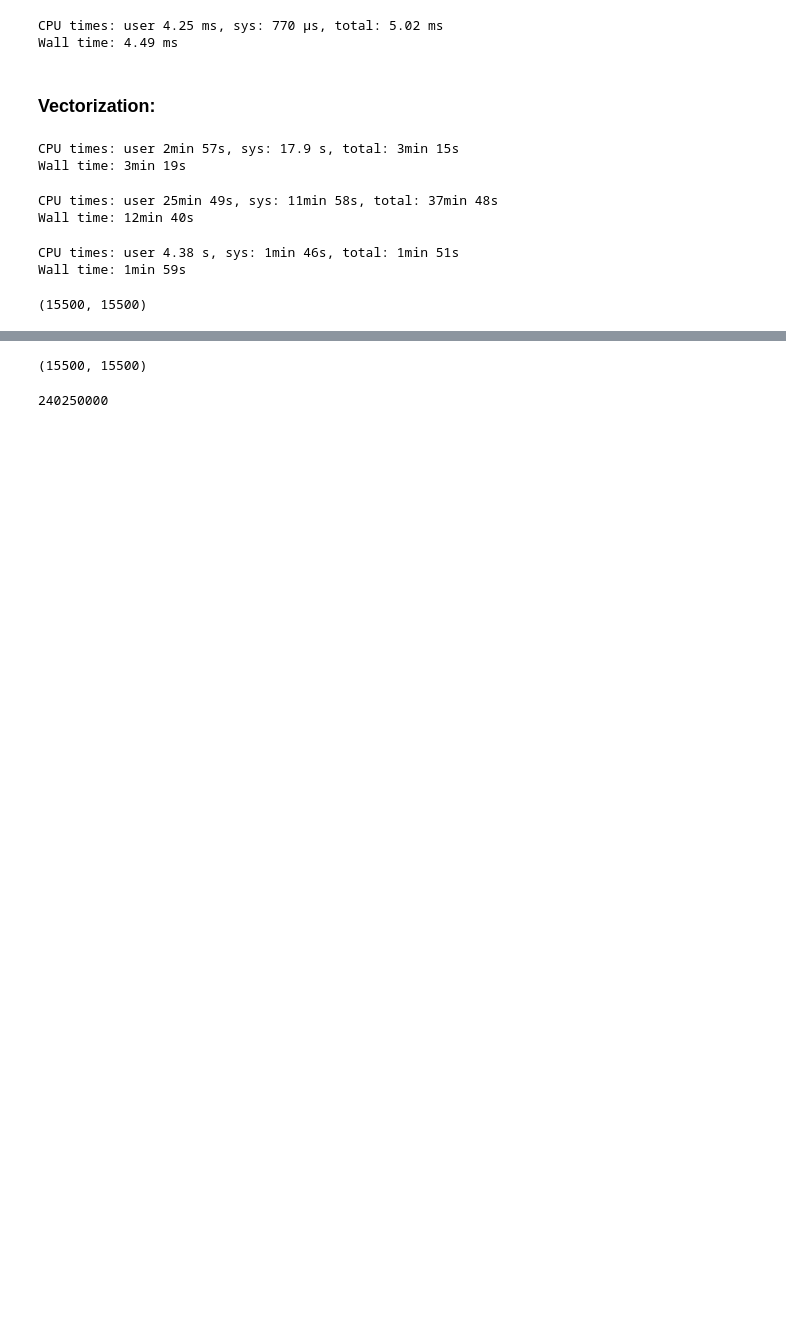
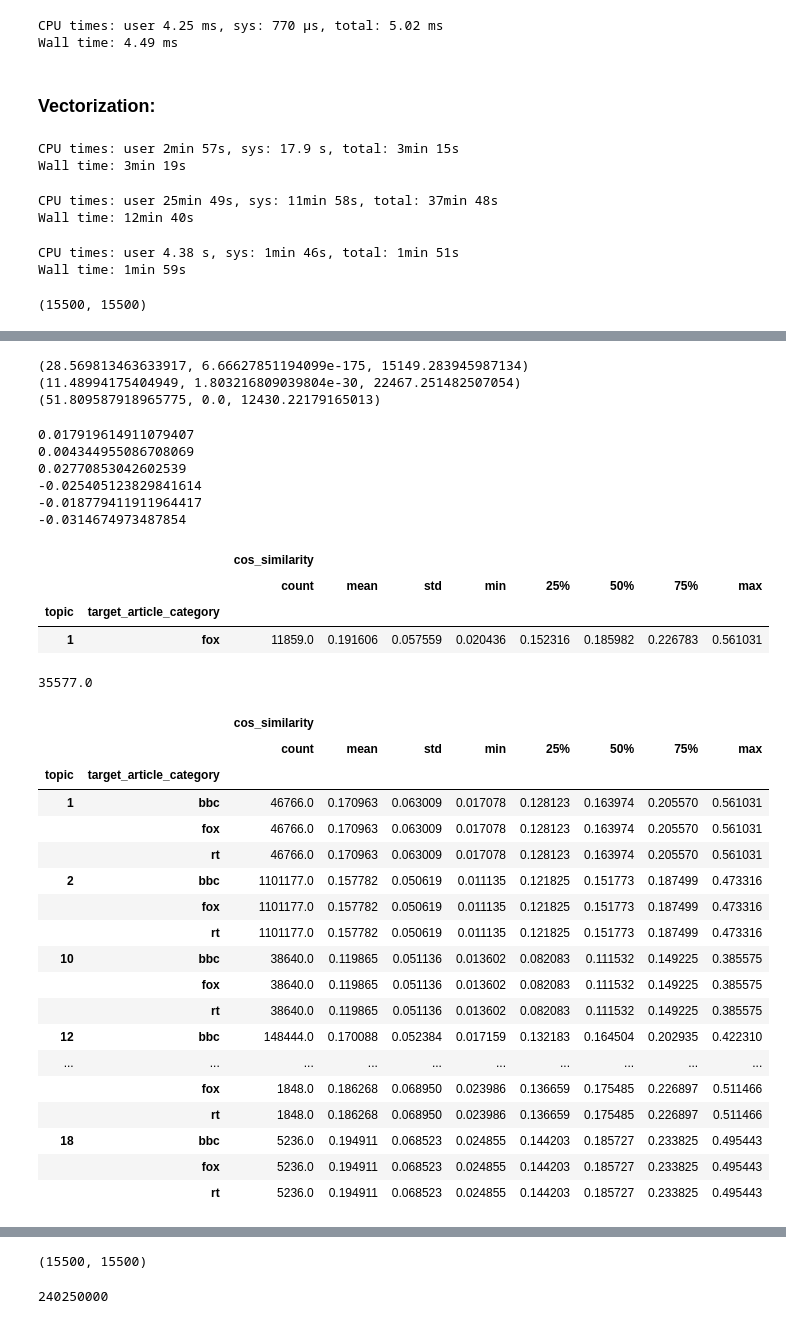
Before and after one commit to AlexanderTyan/NewsBias, a Jupyter notebook: 4_TopicModelling.ipynb, the cells around one changed output, grey strips where cells are left out. Saved outputs shown, nothing was run; the diff lists cells and outputs as text; code cells hidden in the pictures; blank space fills up the shorter version.

```diff
--- a/4_TopicModelling.ipynb
+++ b/4_TopicModelling.ipynb
@@ -966,0 +1093,80 @@ sum(topic_modeling_df_dropped.source != baseline_source)
+# %%
+# Sports:
+data1_1 = dfs[(dfs.topic == 1) & (dfs.target_article_category == 'bbc')].cos_similarity
+data2_1 = dfs[(dfs.topic == 1) & (dfs.target_article_category == 'rt')].cos_similarity
+data3_1 = dfs[(dfs.topic == 1) & (dfs.target_article_category == 'fox')].cos_similarity
+
+# Political Investigation:
+data1_2 = dfs[(dfs.topic == 2) & (dfs.target_article_category == 'bbc')].cos_similarity
+data2_2 = dfs[(dfs.topic == 2) & (dfs.target_article_category == 'rt')].cos_similarity
+data3_2 = dfs[(dfs.topic == 2) & (dfs.target_article_category == 'fox')].cos_similarity
+
+# Family Affairs:
+data1_3 = dfs[(dfs.topic == 15) & (dfs.target_article_category == 'bbc')].cos_similarity
+data2_3 = dfs[(dfs.topic == 15) & (dfs.target_article_category == 'rt')].cos_similarity
+data3_3 = dfs[(dfs.topic == 15) & (dfs.target_article_category == 'fox')].cos_similarity
+
+
+
+
+print(ttest_ind(data1_1, data1_2, alternative='two-sided', usevar='unequal'))
+print(ttest_ind(data2_1, data2_2, alternative='two-sided', usevar='unequal'))
+print(ttest_ind(data3_1, data3_2, alternative='two-sided', usevar='unequal'))
+# %% [output]
+(28.569813463633917, 6.66627851194099e-175, 15149.283945987134)
+(11.48994175404949, 1.803216809039804e-30, 22467.251482507054)
+(51.809587918965775, 0.0, 12430.22179165013)
+# %%
+# BBC: Sports vs Political Investigation:
+print(np.mean(data1_1) - np.mean(data1_2))
+# RT: Sports vs Political Investigation:
+print(np.mean(data2_1) - np.mean(data2_2))
+# FOX: Sports vs Political Investigation:
+print(np.mean(data3_1) - np.mean(data3_2))
+
+# BBC: Political Investigation vs Family Affairs:
+print(np.mean(data1_2) - np.mean(data1_3))
+# RT: Political Investigation vs Family Affairs:
+print(np.mean(data2_2) - np.mean(data2_3))
+# FOX: Political Investigation vs Family Affairs:
+print(np.mean(data3_2) - np.mean(data3_3))
+# %% [output]
+0.017919614911079407
+0.004344955086708069
+0.02770853042602539
+-0.025405123829841614
+-0.018779411911964417
+-0.0314674973487854
+# %%
+bias_df_cnn_fox.groupby(['topic', 'target_article_category']).describe()
+# %% [output]
+|  |  | cos_similarity |  |  |  |  |  |  |  |
+|  |  | count | mean | std | min | 25% | 50% | 75% | max |
+| topic | target_article_category |  |  |  |  |  |  |  |  |
+| 1 | fox | 11859.0 | 0.191606 | 0.057559 | 0.020436 | 0.152316 | 0.185982 | 0.226783 | 0.561031 |
+# %%
+11859.0 * 3
+# %% [output]
+35577.0
+# %%
+dfs.groupby(['topic', 'target_article_category']).describe()
+# %% [output]
+|  |  | cos_similarity |  |  |  |  |  |  |  |
+|  |  | count | mean | std | min | 25% | 50% | 75% | max |
+| topic | target_article_category |  |  |  |  |  |  |  |  |
+| 1 | bbc | 46766.0 | 0.170963 | 0.063009 | 0.017078 | 0.128123 | 0.163974 | 0.205570 | 0.561031 |
+|  | fox | 46766.0 | 0.170963 | 0.063009 | 0.017078 | 0.128123 | 0.163974 | 0.205570 | 0.561031 |
+|  | rt | 46766.0 | 0.170963 | 0.063009 | 0.017078 | 0.128123 | 0.163974 | 0.205570 | 0.561031 |
+| 2 | bbc | 1101177.0 | 0.157782 | 0.050619 | 0.011135 | 0.121825 | 0.151773 | 0.187499 | 0.473316 |
+|  | fox | 1101177.0 | 0.157782 | 0.050619 | 0.011135 | 0.121825 | 0.151773 | 0.187499 | 0.473316 |
+|  | rt | 1101177.0 | 0.157782 | 0.050619 | 0.011135 | 0.121825 | 0.151773 | 0.187499 | 0.473316 |
+| 10 | bbc | 38640.0 | 0.119865 | 0.051136 | 0.013602 | 0.082083 | 0.111532 | 0.149225 | 0.385575 |
+|  | fox | 38640.0 | 0.119865 | 0.051136 | 0.013602 | 0.082083 | 0.111532 | 0.149225 | 0.385575 |
+|  | rt | 38640.0 | 0.119865 | 0.051136 | 0.013602 | 0.082083 | 0.111532 | 0.149225 | 0.385575 |
+| 12 | bbc | 148444.0 | 0.170088 | 0.052384 | 0.017159 | 0.132183 | 0.164504 | 0.202935 | 0.422310 |
+| ... | ... | ... | ... | ... | ... | ... | ... | ... | ... |
+|  | fox | 1848.0 | 0.186268 | 0.068950 | 0.023986 | 0.136659 | 0.175485 | 0.226897 | 0.511466 |
+|  | rt | 1848.0 | 0.186268 | 0.068950 | 0.023986 | 0.136659 | 0.175485 | 0.226897 | 0.511466 |
+| 18 | bbc | 5236.0 | 0.194911 | 0.068523 | 0.024855 | 0.144203 | 0.185727 | 0.233825 | 0.495443 |
+|  | fox | 5236.0 | 0.194911 | 0.068523 | 0.024855 | 0.144203 | 0.185727 | 0.233825 | 0.495443 |
+|  | rt | 5236.0 | 0.194911 | 0.068523 | 0.024855 | 0.144203 | 0.185727 | 0.233825 | 0.495443 |
```
Also changed, not shown: parts of 24 cells of this notebook, 4 other files.
